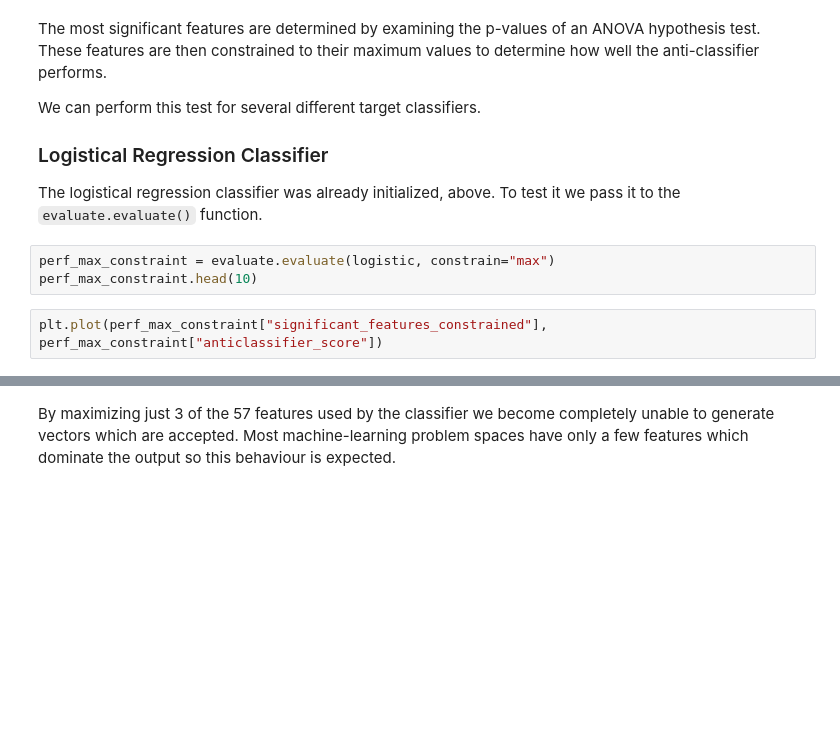
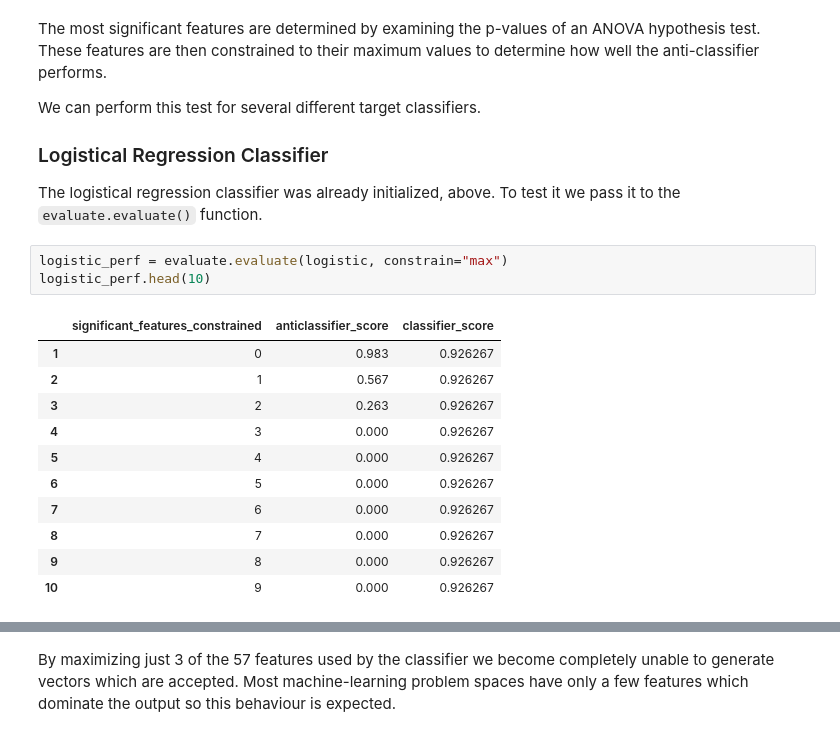
Before and after one commit to mfournierca/beating-classifiers, a Jupyter notebook: beating-classifiers.ipynb, the cells around one changed output, grey strips where cells are left out. Saved outputs shown, nothing was run; the diff lists cells and outputs as text; blank space fills up the shorter version.

```diff
--- a/beating-classifiers.ipynb
+++ b/beating-classifiers.ipynb
@@ -268,7 +275,17 @@ We can perform this test for several different target classifiers.
 
 The logistical regression classifier was already initialized, above. To test it we pass it to the `evaluate.evaluate()` function.
 # %%
-perf_max_constraint = evaluate.evaluate(logistic, constrain="max")
-perf_max_constraint.head(10)
+logistic_perf = evaluate.evaluate(logistic, constrain="max")
+logistic_perf.head(10)
+# %% [output]
+|  | significant_features_constrained | anticlassifier_score | classifier_score |
+| 1 | 0 | 0.983 | 0.926267 |
+| 2 | 1 | 0.567 | 0.926267 |
+| 3 | 2 | 0.263 | 0.926267 |
+| 4 | 3 | 0.000 | 0.926267 |
+| 5 | 4 | 0.000 | 0.926267 |
+| 6 | 5 | 0.000 | 0.926267 |
+| 7 | 6 | 0.000 | 0.926267 |
+| 8 | 7 | 0.000 | 0.926267 |
+| 9 | 8 | 0.000 | 0.926267 |
+| 10 | 9 | 0.000 | 0.926267 |
-# %%
-plt.plot(perf_max_constraint["significant_features_constrained"], perf_max_constraint["anticlassifier_score"])
```
Also changed, not shown: parts of 12 cells of this notebook.
